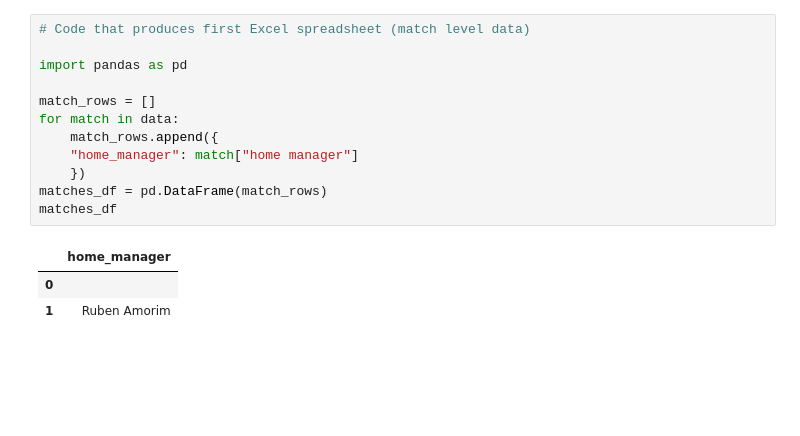
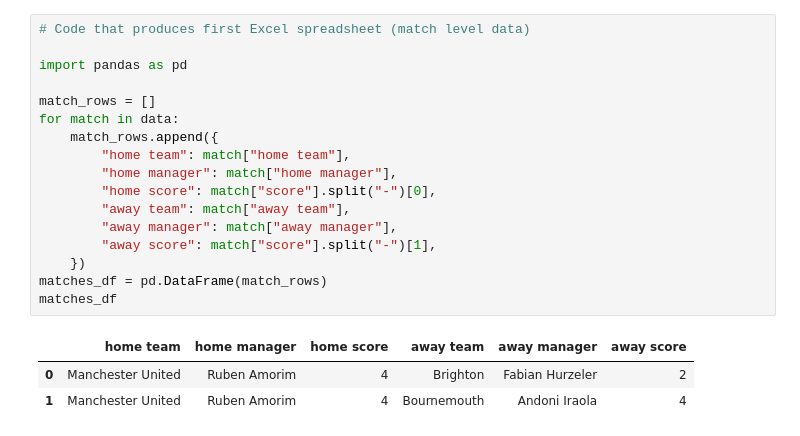
Before and after one commit to danielcavey/Football-Match-Memory-Enricher, a Jupyter notebook: src/enriched_match_layer.ipynb, the cells around one changed output. Cells and saved outputs as stored; diff of their text form; blank space fills up the shorter version.

```diff
--- a/src/enriched_match_layer.ipynb
+++ b/src/enriched_match_layer.ipynb
@@ -26,17 +26,22 @@ data
 # %%
 # Code that produces first Excel spreadsheet (match level data)
 
 import pandas as pd
 
 match_rows = []
 for match in data:
     match_rows.append({
-    "home_manager": match["home manager"]
+        "home team": match["home team"],
+        "home manager": match["home manager"],
+        "home score": match["score"].split("-")[0],
+        "away team": match["away team"],
+        "away manager": match["away manager"],
+        "away score": match["score"].split("-")[1],
     })
 matches_df = pd.DataFrame(match_rows)
 matches_df
 # %% [output]
-|  | home_manager |
-| 0 |  |
-| 1 | Ruben Amorim |
+|  | home team | home manager | home score | away team | away manager | away score |
+| 0 | Manchester United | Ruben Amorim | 4 | Brighton | Fabian Hurzeler | 2 |
+| 1 | Manchester United | Ruben Amorim | 4 | Bournemouth | Andoni Iraola | 4 |
 # %%
```
Also changed, not shown: parts of 5 cells of this notebook, 6 other files.
